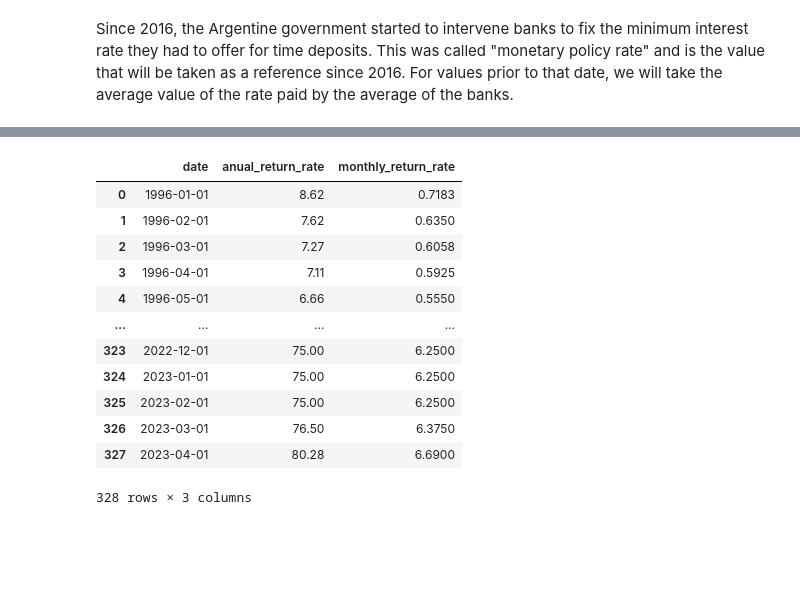
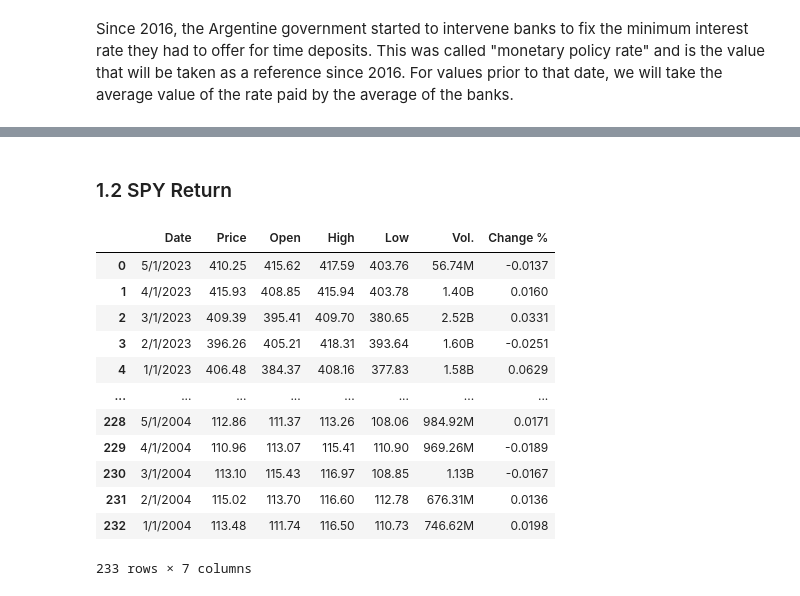
Before and after one commit to jbrekes/Argentina_Inflation_Vs_Common_Investments, a Jupyter notebook: Argentina Inflation Vs Savings.ipynb, the cells around one changed output, grey strips where cells are left out. Drawn from its saved outputs; the diff is of its cells as text; code cells hidden in the pictures; blank space fills up the shorter version.

Commit message:
Data cleaning

```diff
--- a/Argentina Inflation Vs Savings.ipynb
+++ b/Argentina Inflation Vs Savings.ipynb
@@ -75,18 +99,20 @@ pf_df['monthly_return_rate'] = pf_df['monthly_return_rate'].round(4)
-# %%
-pf_df = pf_df.drop(['indice_tiempo', 'instr_bcra_tasa_politica_monetaria', 'tasas_interes_plazo_fijo_30_59_dias'], axis = 1)
-
-pf_df
-# %% [output]
-|  | date | anual_return_rate | monthly_return_rate |
-| 0 | 1996-01-01 | 8.62 | 0.7183 |
-| 1 | 1996-02-01 | 7.62 | 0.6350 |
-| 2 | 1996-03-01 | 7.27 | 0.6058 |
-| 3 | 1996-04-01 | 7.11 | 0.5925 |
-| 4 | 1996-05-01 | 6.66 | 0.5550 |
-| ... | ... | ... | ... |
-| 323 | 2022-12-01 | 75.00 | 6.2500 |
-| 324 | 2023-01-01 | 75.00 | 6.2500 |
-| 325 | 2023-02-01 | 75.00 | 6.2500 |
-| 326 | 2023-03-01 | 76.50 | 6.3750 |
-| 327 | 2023-04-01 | 80.28 | 6.6900 |
-328 rows × 3 columns
+# %% [markdown]
+### 1.2 SPY Return
+# %%
+spy_df = pd.read_csv('Sources/Data/SPY Return.csv')
+# %%
+spy_df
+# %% [output]
+|  | Date | Price | Open | High | Low | Vol. | Change % |
+| 0 | 5/1/2023 | 410.25 | 415.62 | 417.59 | 403.76 | 56.74M | -0.0137 |
+| 1 | 4/1/2023 | 415.93 | 408.85 | 415.94 | 403.78 | 1.40B | 0.0160 |
+| 2 | 3/1/2023 | 409.39 | 395.41 | 409.70 | 380.65 | 2.52B | 0.0331 |
+| 3 | 2/1/2023 | 396.26 | 405.21 | 418.31 | 393.64 | 1.60B | -0.0251 |
+| 4 | 1/1/2023 | 406.48 | 384.37 | 408.16 | 377.83 | 1.58B | 0.0629 |
+| ... | ... | ... | ... | ... | ... | ... | ... |
+| 228 | 5/1/2004 | 112.86 | 111.37 | 113.26 | 108.06 | 984.92M | 0.0171 |
+| 229 | 4/1/2004 | 110.96 | 113.07 | 115.41 | 110.90 | 969.26M | -0.0189 |
+| 230 | 3/1/2004 | 113.10 | 115.43 | 116.97 | 108.85 | 1.13B | -0.0167 |
+| 231 | 2/1/2004 | 115.02 | 113.70 | 116.60 | 112.78 | 676.31M | 0.0136 |
+| 232 | 1/1/2004 | 113.48 | 111.74 | 116.50 | 110.73 | 746.62M | 0.0198 |
+233 rows × 7 columns
```
Also changed, not shown: parts of 13 cells of this notebook, 1 other file.
